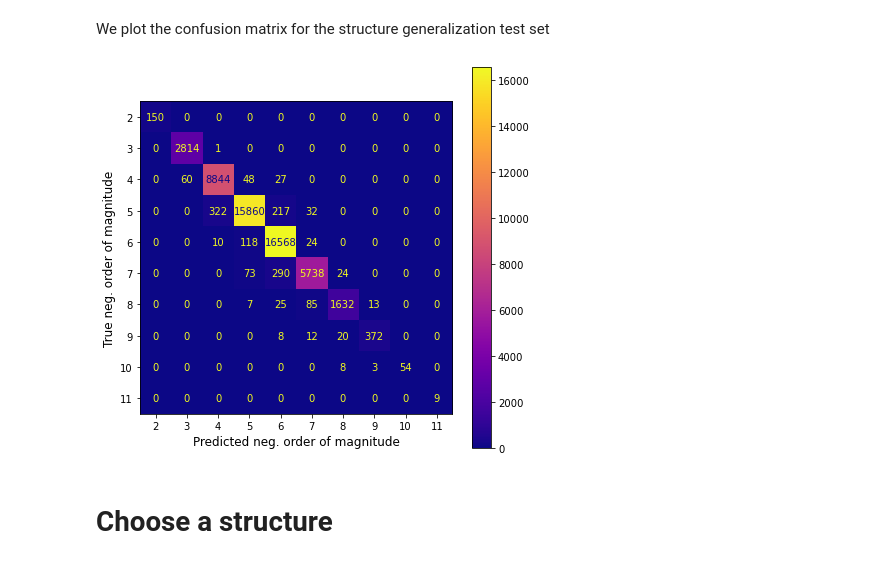
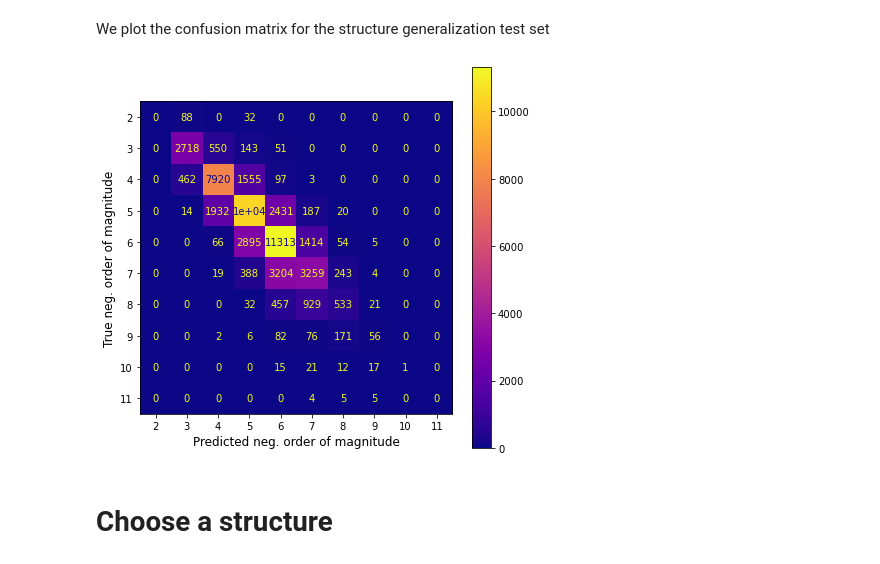
Before and after one commit to CS-433/ml-project-2-aiidalearn, a Jupyter notebook: code/model_analysis/classification_decision_boundaries.ipynb, the cells around one changed output. Cells and saved outputs as stored; diff of their text form; code cells hidden in the pictures.

```diff
--- a/code/model_analysis/classification_decision_boundaries.ipynb
+++ b/code/model_analysis/classification_decision_boundaries.ipynb
@@ -76,23 +76,23 @@ y_TEST_NAME = "y_Structure gen..csv"
 X_test_structure = pd.read_csv(MODELS_DIR + "/datasets/" + X_TEST_NAME, index_col=0)
 y_test_structure = pd.read_csv(MODELS_DIR + "/datasets/" + y_TEST_NAME, index_col=0)
 # %%
-magnitude_y_pred = model.predict(X_test_structure)
+y_pred = model.predict(X_test_structure)
 fs=12
 fig, ax = plt.subplots(figsize=(7, 7))
 ConfusionMatrixDisplay.from_predictions(
-    -magnitude_transform(y_test_structure),
-    -magnitude_y_pred,
+    y_test_structure,
+    y_pred,
     include_values=True,
     cmap="plasma",
     ax=ax
 
 )
 ax.set_xlabel("Predicted neg. order of magnitude", fontsize=fs)
 ax.set_ylabel("True neg. order of magnitude", fontsize=fs)
 plt.savefig(PLOT_ROOT + "confusion_mat.png")
 plt.show()
 # %% [output]
-[figure, old version]
+[figure, new version]
 # %% [markdown]
 # Choose a structure
 # %%
```
Also changed, not shown: parts of 11 cells of this notebook.
